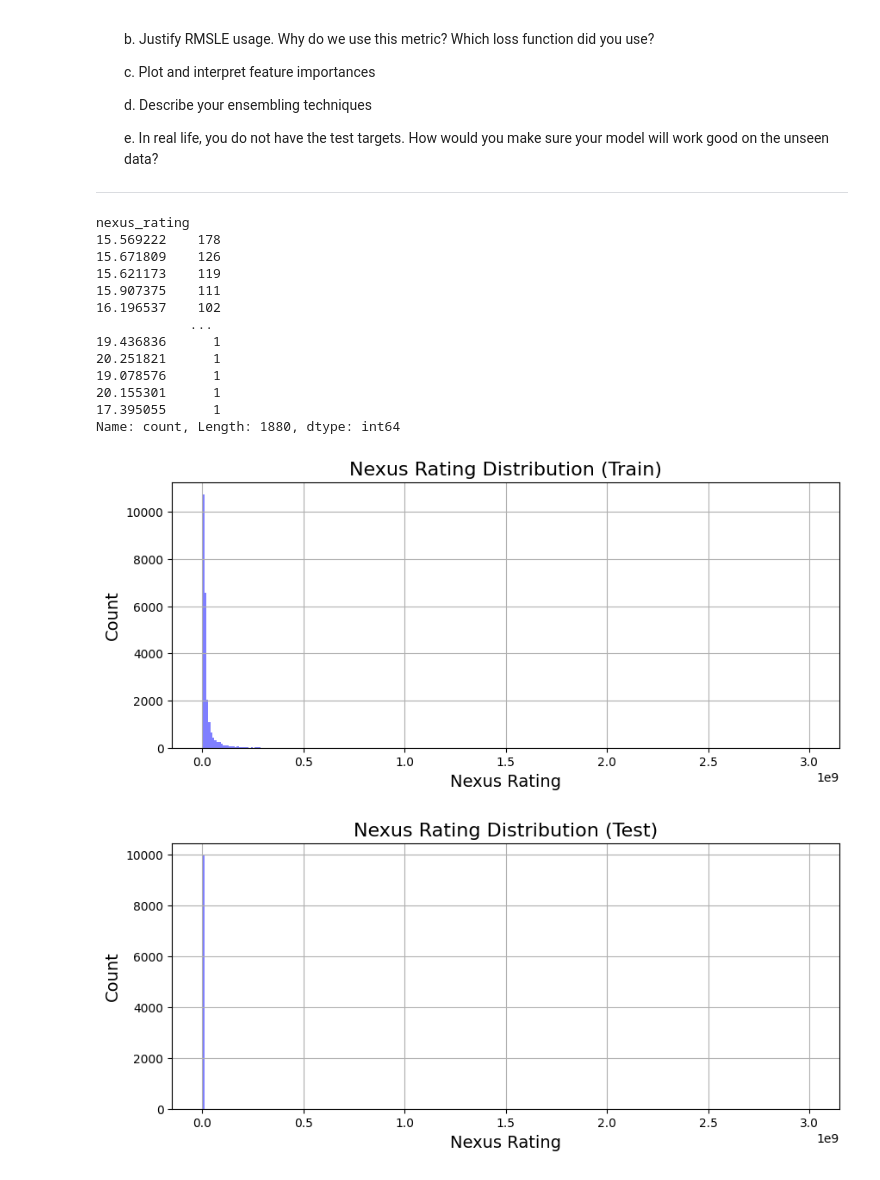
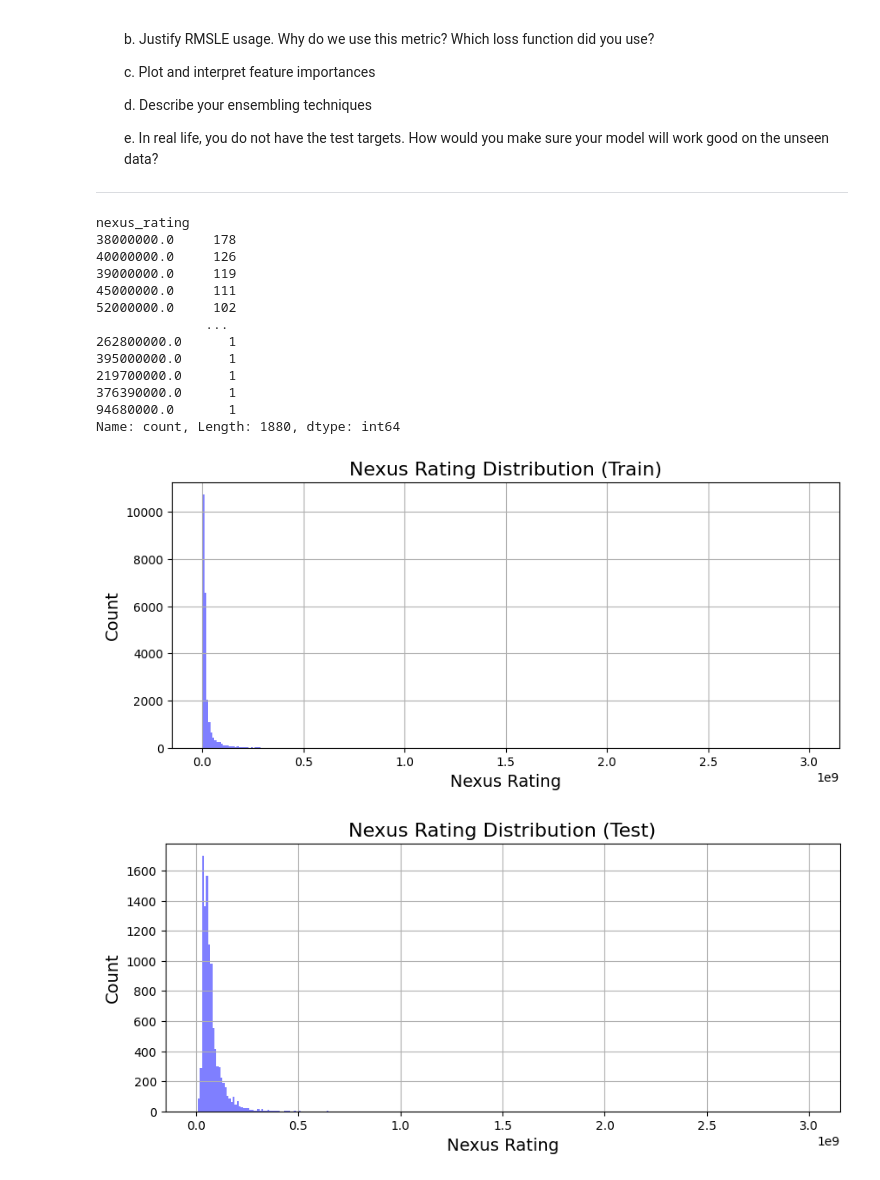
Before and after one commit to Eoely/TDT4172, a Jupyter notebook: a1/final.ipynb, the cells around one changed output. Drawn from its saved outputs; the diff is of its cells as text; code cells hidden in the pictures.

```diff
--- a/a1/final.ipynb
+++ b/a1/final.ipynb
@@ -42,36 +42,36 @@ test = pd.read_csv('final_mission_test.csv')
 # %%
 fig, ax = plt.subplots(1, 1, figsize=(10, 4))
 train['nexus_rating'].hist(bins=300, ax=ax, color='blue', alpha=0.5, label='Train Target Distributuon', range=[0, 3 * 10**9])
 ax.set_title('Nexus Rating Distribution (Train)', fontsize=16)
 ax.set_xlabel('Nexus Rating', fontsize=14)
 ax.set_ylabel('Count', fontsize=14)
 
 fig, ax = plt.subplots(1, 1, figsize=(10, 4))
-# test['nexus_rating'] = test['nexus_rating'] * 10**6 # Or maybe 6
-test['nexus_rating'] = np.log1p((test['nexus_rating']**2) * 4000)
-train['nexus_rating'] = np.log1p(train['nexus_rating'])
+test['nexus_rating'] = test['nexus_rating'] * 10**6 # Or maybe 6
+# test['nexus_rating'] = np.log1p((test['nexus_rating']**2) * 4000)
+# train['nexus_rating'] = np.log1p(train['nexus_rating'])
 test['nexus_rating'].hist(bins=300, ax=ax, color='blue', alpha=0.5, label='Train Target Distributuon', range=[0, 3 * 10**9])
 ax.set_title('Nexus Rating Distribution (Test)', fontsize=16)
 ax.set_xlabel('Nexus Rating', fontsize=14)
 ax.set_ylabel('Count', fontsize=14)
 
 test['nexus_rating'].value_counts()
 # %% [output]
 nexus_rating
-15.569222    178
-15.671809    126
-15.621173    119
-15.907375    111
-16.196537    102
-            ...
-19.436836      1
-20.251821      1
-19.078576      1
-20.155301      1
-17.395055      1
+38000000.0     178
+40000000.0     126
+39000000.0     119
+45000000.0     111
+52000000.0     102
+              ...
+262800000.0      1
+395000000.0      1
+219700000.0      1
+376390000.0      1
+94680000.0       1
 Name: count, Length: 1880, dtype: int64
 [figure]
-[figure, old version]
+[figure, new version]
 # %%
 from sklearn.metrics import mean_squared_log_error
 
```
Also changed, not shown: parts of 5 cells of this notebook.
